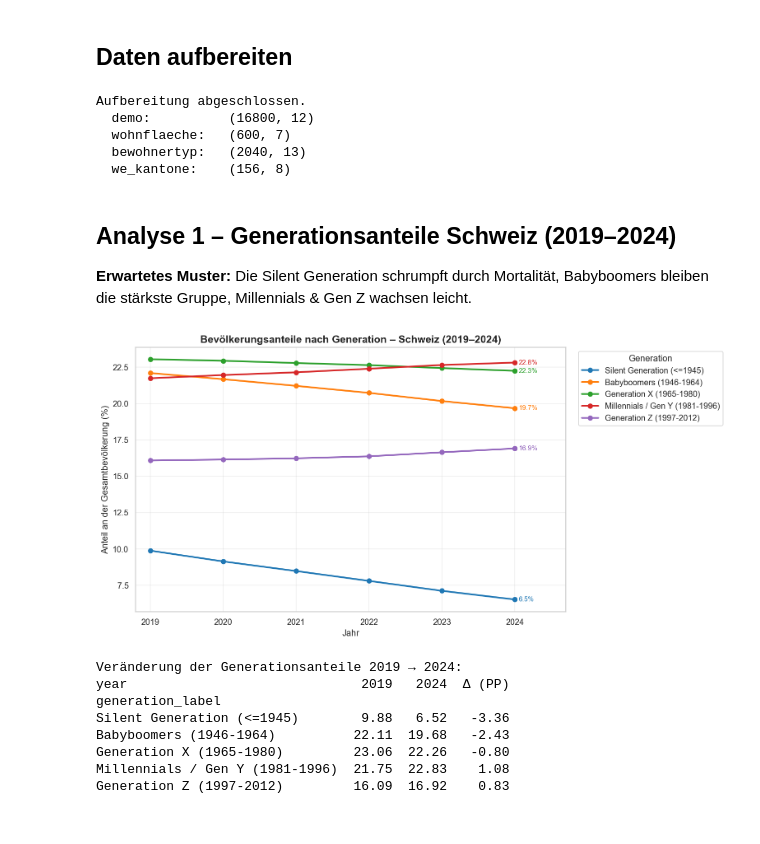
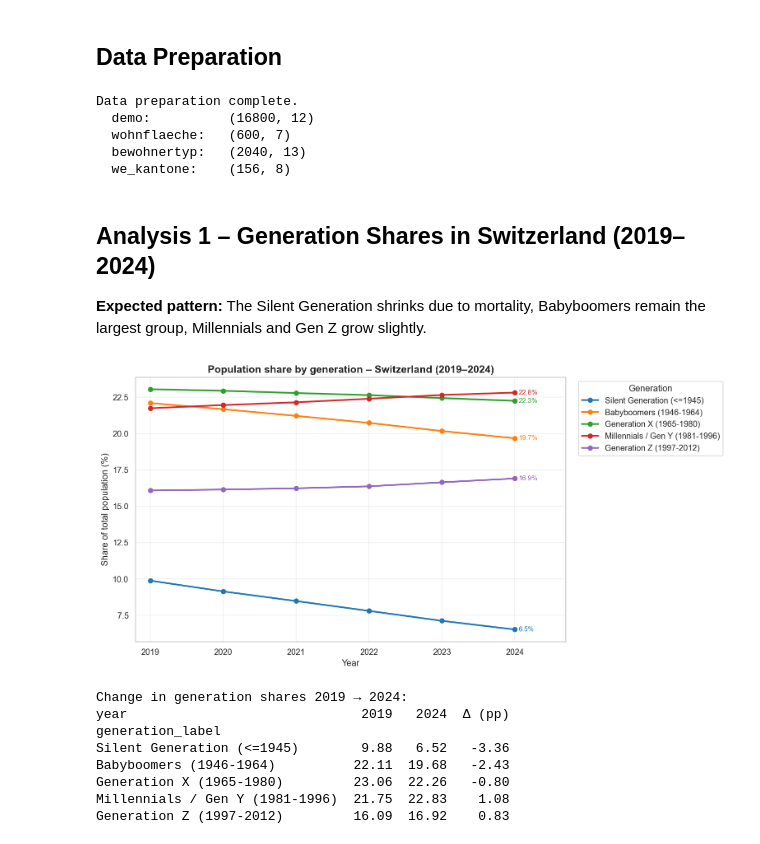
Before and after one commit to javi36/PODSV_Visualisierungsprojekt, a Jupyter notebook: 02_eda/eda_whoowns_v3.ipynb, the cells around one changed output. Saved outputs shown, nothing was run; the diff lists cells and outputs as text; code cells hidden in the pictures.

```diff
--- a/02_eda/eda_whoowns_v3.ipynb
+++ b/02_eda/eda_whoowns_v3.ipynb
@@ -58,14 +58,14 @@ BT_PALETTE = {
 # %%
 def find_project_root(start: Path) -> Path:
-    """Sucht das Projektverzeichnis (erstes Verzeichnis mit data/-Ordner)."""
+    """Find the project directory (first directory containing a data/ folder)."""
     for p in [start, *start.parents]:
         if (p / "data").exists():
             return p
-    raise FileNotFoundError("Kein Projektverzeichnis mit data/ gefunden.")
+    raise FileNotFoundError("No project directory with data/ found.")
 
 
 def find_col(df: pd.DataFrame, *keywords: str) -> str | None:
-    """Gibt den ersten Spaltennamen zurück, der alle Keywords enthält (case-insensitive)."""
+    """Return the first column name that contains all keywords (case-insensitive)."""
     kws = [k.lower() for k in keywords]
     for col in df.columns:
         if all(k in col.lower() for k in kws):
@@ -74,7 +74,7 @@ def find_col(df: pd.DataFrame, *keywords: str) -> str | None:
 
 
 def normalize_year(df: pd.DataFrame) -> pd.Series:
-    """Liest die Jahresspalte (time_period / jahr / year) als Integer."""
+    """Read the year column (time_period / jahr / year) as integers."""
     col = find_col(df, "time_period") or find_col(df, "jahr") or find_col(df, "year")
     if col:
         return pd.to_numeric(df[col], errors="coerce")
@@ -82,7 +82,7 @@ def normalize_year(df: pd.DataFrame) -> pd.Series:
 
 
 def generation_from_birth_year(birth_year: float) -> str:
-    """Weist anhand des Geburtsjahres ein Generationslabel zu."""
+    """Assign a generation label based on the birth year."""
     if pd.isna(birth_year):
         return "Ausserhalb Definition"
     by = int(birth_year)
@@ -95,7 +95,7 @@ def generation_from_birth_year(birth_year: float) -> str:
 
 
 def add_generation(df: pd.DataFrame, year_col: str, age_col: str) -> pd.DataFrame:
-    """Berechnet Geburtsjahr und Generationslabel in-place und gibt df zurück."""
+    """Compute birth year and generation label in-place and return df."""
     df = df.copy()
     df["birth_year"]       = pd.to_numeric(df[year_col], errors="coerce") - pd.to_numeric(df[age_col], errors="coerce")
     df["generation_label"] = df["birth_year"].apply(generation_from_birth_year)
@@ -104,7 +104,7 @@ def add_generation(df: pd.DataFrame, year_col: str, age_col: str) -> pd.DataFram
 
 
 def normalize_bewohnertyp(value: str) -> str:
-    """Vereinheitlicht Bewohnertyp-Labels."""
+    """Standardize occupancy-type labels."""
     t = str(value).strip().lower()
     if "eigent"  in t:                  return "Eigentuemer"
     if "mieter"  in t or "genoss" in t: return "Mieter / Genossenschafter"
@@ -255,9 +255,9 @@ dtype: int64
 | 3 | 3 | 28.1 | 2024 | GWS-STATPOP2024 | wohnflaeche |
 | 4 | 4 | 27.9 | 2024 | GWS-STATPOP2024 | wohnflaeche |
 # %% [markdown]
-## Daten aufbereiten
+## Data Preparation
 # %%
-# ── 3a Demografische Bilanz ────────────────────────────────────────────────────
+# ── 3a Demographic balance ─────────────────────────────────────────────────────
 demo = demo_raw.copy()
 demo.columns = demo.columns.str.strip()
 
@@ -268,7 +268,7 @@ nat_col    = find_col(demo, "staatsange")
 gender_col = find_col(demo, "geschlecht")
 pop_col    = find_col(demo, "31") or find_col(demo, "dez")
 
-# Nur Totals behalten (Nationalität & Geschlecht)
+# Keep totals only (nationality & gender)
 for col, keyword in [(nat_col, "total"), (gender_col, "total")]:
     if col:
         demo = demo[demo[col].astype(str).str.contains(keyword, case=False, na=False)]
@@ -281,14 +281,14 @@ demo["age_num"]    = pd.to_numeric(
 demo = demo.dropna(subset=["year", "age_num", "population"]).copy()
 demo = add_generation(demo, year_col="year", age_col="age_num")
 
-# ── 3b Wohnfläche ──────────────────────────────────────────────────────────────
+# ── 3b Living space ────────────────────────────────────────────────────────────
 wf_age_col  = find_col(wohnflaeche, "alter")
 wf_area_col = find_col(wohnflaeche, "wohnfläche", "person") or find_col(wohnflaeche, "wohnflaeche", "person")
 wohnflaeche["time_period"] = normalize_year(wohnflaeche).astype("Int64")
 wohnflaeche = wohnflaeche.dropna(subset=[wf_age_col, "time_period"]).copy()
 wohnflaeche = add_generation(wohnflaeche, year_col="time_period", age_col=wf_age_col)
 
-# ── 3c Bewohnertyp ─────────────────────────────────────────────────────────────
+# ── 3c Occupancy type ──────────────────────────────────────────────────────────
 bt_age_col  = find_col(bewohnertyp, "alter")
 bt_cat_col  = find_col(bewohnertyp, "bewohnertyp")
 bt_val_col  = find_col(bewohnertyp, "absolute") or find_col(bewohnertyp, "anzahl")
@@ -297,28 +297,28 @@ bewohnertyp = bewohnertyp.dropna(subset=[bt_age_col, "time_period"]).copy()
 bewohnertyp = add_generation(bewohnertyp, year_col="time_period", age_col=bt_age_col)
 bewohnertyp["bt_label"] = bewohnertyp[bt_cat_col].apply(normalize_bewohnertyp)
 
-# ── 3d Wohneigentum (Kanton) ───────────────────────────────────────────────────
+# ── 3d Homeownership (canton) ──────────────────────────────────────────────────
 wohneigentum.drop(columns=["geo", "obs_status"], errors="ignore", inplace=True)
 we_kantone = wohneigentum[
     wohneigentum["label_de"].notna() &
     ~wohneigentum["label_de"].str.lower().isin(["schweiz", "ohne angabe"])
 ].copy()
 
-print("Aufbereitung abgeschlossen.")
+print("Data preparation complete.")
 print(f"  demo:          {demo.shape}")
 print(f"  wohnflaeche:   {wohnflaeche.shape}")
 print(f"  bewohnertyp:   {bewohnertyp.shape}")
 print(f"  we_kantone:    {we_kantone.shape}")
 # %% [output]
-Aufbereitung abgeschlossen.
+Data preparation complete.
   demo:          (16800, 12)
   wohnflaeche:   (600, 7)
   bewohnertyp:   (2040, 13)
   we_kantone:    (156, 8)
 # %% [markdown]
-## Analyse 1 – Generationsanteile Schweiz (2019–2024)
+## Analysis 1 – Generation Shares in Switzerland (2019–2024)
 
-**Erwartetes Muster:** Die Silent Generation schrumpft durch Mortalität, Babyboomers bleiben die stärkste Gruppe, Millennials & Gen Z wachsen leicht.
+**Expected pattern:** The Silent Generation shrinks due to mortality, Babyboomers remain the largest group, Millennials and Gen Z grow slightly.
 # %%
 # ── Aggregation ────────────────────────────────────────────────────────────────
 schweiz = demo[
@@ -337,42 +337,42 @@ gen_year["share_pct"] = (
 )
 gen_year = gen_year[gen_year["generation_label"].isin(GEN_ORDER_PLOT)]
 
 # ── Plot ───────────────────────────────────────────────────────────────────────
 fig, ax = plt.subplots(figsize=(12, 6))
 
 for gen in GEN_ORDER_PLOT:
     sub = gen_year[gen_year["generation_label"] == gen].sort_values("year")
     if sub.empty:
         continue
     color = GEN_PALETTE[gen]
     ax.plot(sub["year"], sub["share_pct"], marker="o", linewidth=2.2, color=color, label=gen)
     last = sub.iloc[-1]
     ax.annotate(f"{last['share_pct']:.1f}%", xy=(last["year"], last["share_pct"]),
                 xytext=(5, 0), textcoords="offset points", va="center", fontsize=9, color=color)
 
 years_all = sorted(gen_year["year"].unique())
 ax.set_xticks(years_all)
 ax.set_xlim(years_all[0] - 0.2, years_all[-1] + 0.7)
-ax.set_title("Bevölkerungsanteile nach Generation – Schweiz (2019–2024)", fontsize=14, fontweight="bold")
-ax.set_xlabel("Jahr", fontsize=12)
-ax.set_ylabel("Anteil an der Gesamtbevölkerung (%)", fontsize=12)
+ax.set_title("Population share by generation – Switzerland (2019–2024)", fontsize=14, fontweight="bold")
+ax.set_xlabel("Year", fontsize=12)
+ax.set_ylabel("Share of total population (%)", fontsize=12)
 ax.legend(title="Generation", bbox_to_anchor=(1.02, 1), loc="upper left")
 ax.grid(True, alpha=0.3)
 plt.tight_layout()
 plt.show()
 
-# ── Vergleichstabelle ──────────────────────────────────────────────────────────
+# ── Comparison table ───────────────────────────────────────────────────────────
 pivot = (
     gen_year[gen_year["year"].isin([2019, 2024])]
     .pivot(index="generation_label", columns="year", values="share_pct")
 )
-pivot["Δ (PP)"] = pivot[2024] - pivot[2019]
-print("\nVeränderung der Generationsanteile 2019 → 2024:")
+pivot["Δ (pp)"] = pivot[2024] - pivot[2019]
+print("\nChange in generation shares 2019 → 2024:")
 print(pivot.round(2).to_string())
 # %% [output]
-[figure, old version]
+[figure, new version]
-Veränderung der Generationsanteile 2019 → 2024:
-year                              2019   2024  Δ (PP)
+Change in generation shares 2019 → 2024:
+year                              2019   2024  Δ (pp)
 generation_label
 Silent Generation (<=1945)        9.88   6.52   -3.36
 Babyboomers (1946-1964)          22.11  19.68   -2.43
```
Also changed, not shown: parts of 23 cells of this notebook, 7 other files.
